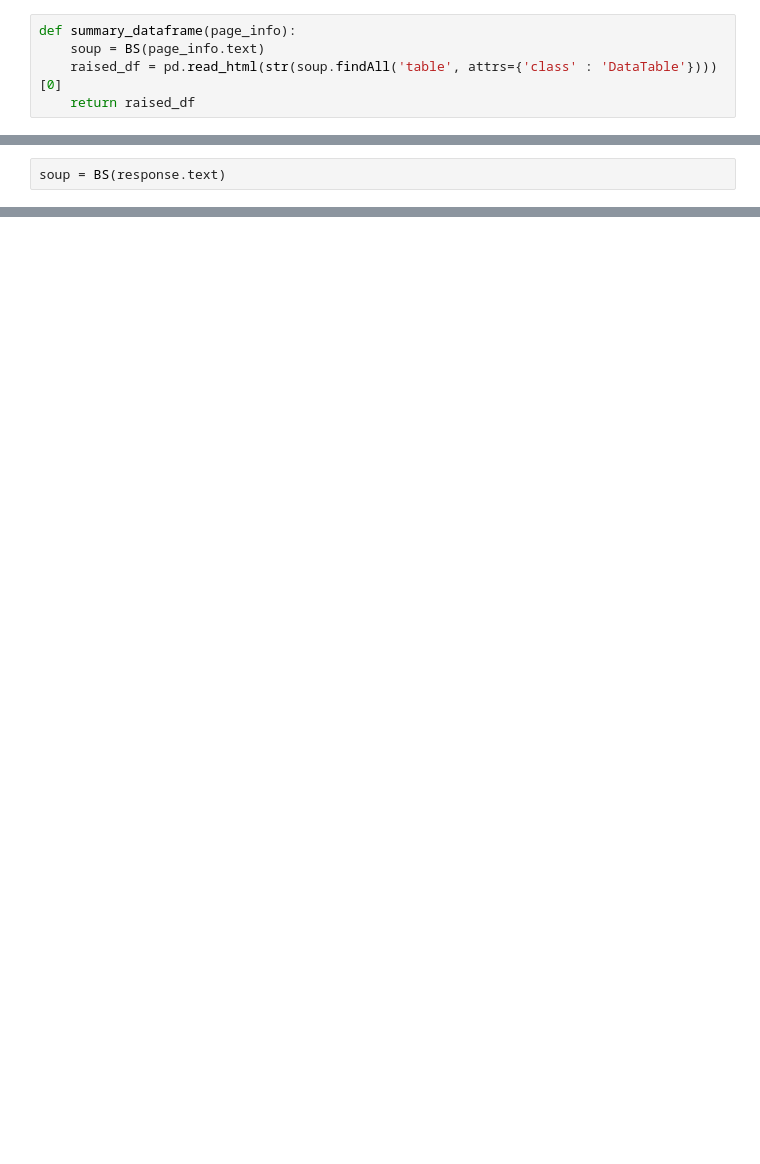
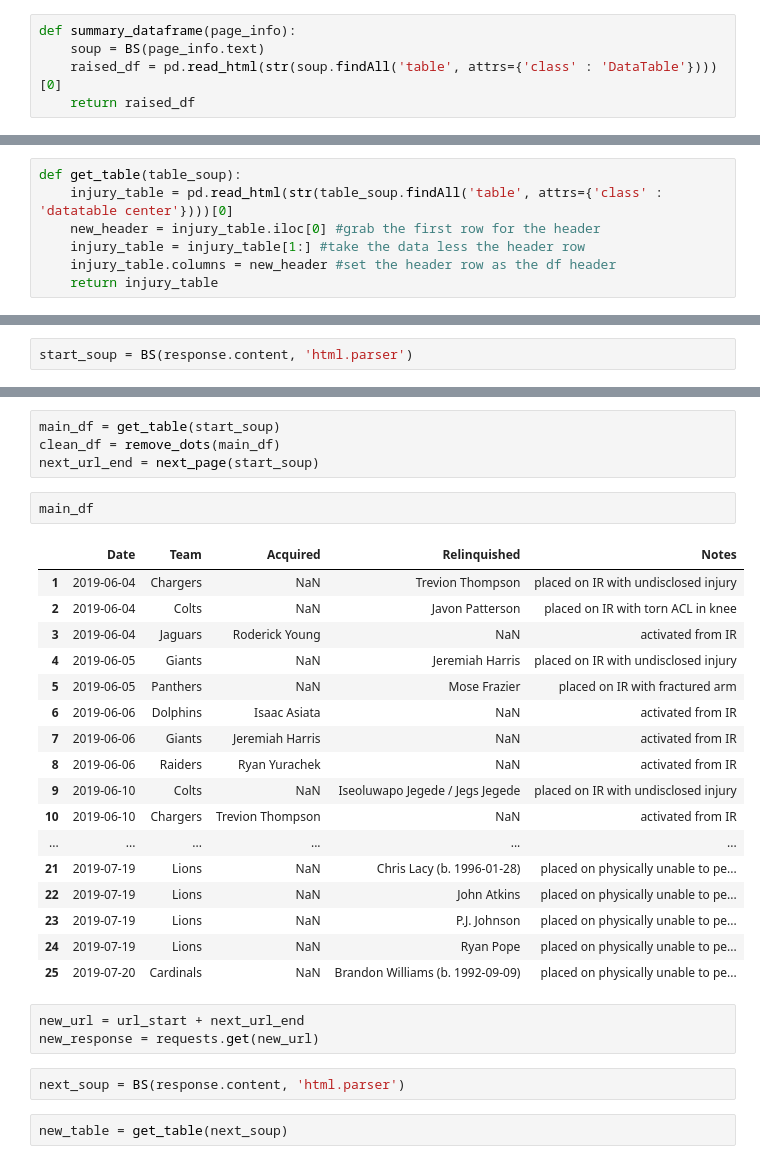
Before and after one commit to ccmerry/injury_rate_chance, a Jupyter notebook: notebooks/prosport_scrape.ipynb, the cells around one changed output, grey strips where cells are left out. Cells and saved outputs as stored; diff of their text form; blank space fills up the shorter version.

Commit message:
added functions and goes to next page now

```diff
--- a/notebooks/prosport_scrape.ipynb
+++ b/notebooks/prosport_scrape.ipynb
@@ -30,0 +40,7 @@ def remove_dots(moving_df):
+# %%
+def get_table(table_soup):
+    injury_table = pd.read_html(str(table_soup.findAll('table', attrs={'class' : 'datatable center'})))[0]
+    new_header = injury_table.iloc[0] #grab the first row for the header
+    injury_table = injury_table[1:] #take the data less the header row
+    injury_table.columns = new_header #set the header row as the df header
+    return injury_table
@@ -31,2 +49,2 @@ def remove_dots(moving_df):
 # %%
-soup = BS(response.text)
+start_soup = BS(response.content, 'html.parser')
@@ -80,0 +51,31 @@ new_df
+# %%
+main_df = get_table(start_soup)
+clean_df = remove_dots(main_df)
+next_url_end = next_page(start_soup)
+# %%
+main_df
+# %% [output]
+|  | Date | Team | Acquired | Relinquished | Notes |
+| 1 | 2019-06-04 | Chargers | NaN | Trevion Thompson | placed on IR with undisclosed injury |
+| 2 | 2019-06-04 | Colts | NaN | Javon Patterson | placed on IR with torn ACL in knee |
+| 3 | 2019-06-04 | Jaguars | Roderick Young | NaN | activated from IR |
+| 4 | 2019-06-05 | Giants | NaN | Jeremiah Harris | placed on IR with undisclosed injury |
+| 5 | 2019-06-05 | Panthers | NaN | Mose Frazier | placed on IR with fractured arm |
+| 6 | 2019-06-06 | Dolphins | Isaac Asiata | NaN | activated from IR |
+| 7 | 2019-06-06 | Giants | Jeremiah Harris | NaN | activated from IR |
+| 8 | 2019-06-06 | Raiders | Ryan Yurachek | NaN | activated from IR |
+| 9 | 2019-06-10 | Colts | NaN | Iseoluwapo Jegede / Jegs Jegede | placed on IR with undisclosed injury |
+| 10 | 2019-06-10 | Chargers | Trevion Thompson | NaN | activated from IR |
+| ... | ... | ... | ... | ... | ... |
+| 21 | 2019-07-19 | Lions | NaN | Chris Lacy (b. 1996-01-28) | placed on physically unable to pe... |
+| 22 | 2019-07-19 | Lions | NaN | John Atkins | placed on physically unable to pe... |
+| 23 | 2019-07-19 | Lions | NaN | P.J. Johnson | placed on physically unable to pe... |
+| 24 | 2019-07-19 | Lions | NaN | Ryan Pope | placed on physically unable to pe... |
+| 25 | 2019-07-20 | Cardinals | NaN | Brandon Williams (b. 1992-09-09) | placed on physically unable to pe... |
+# %%
+new_url = url_start + next_url_end
+new_response = requests.get(new_url)
+# %%
+next_soup = BS(response.content, 'html.parser')
+# %%
+new_table = get_table(next_soup)
```
Also changed, not shown: parts of 13 cells of this notebook.
